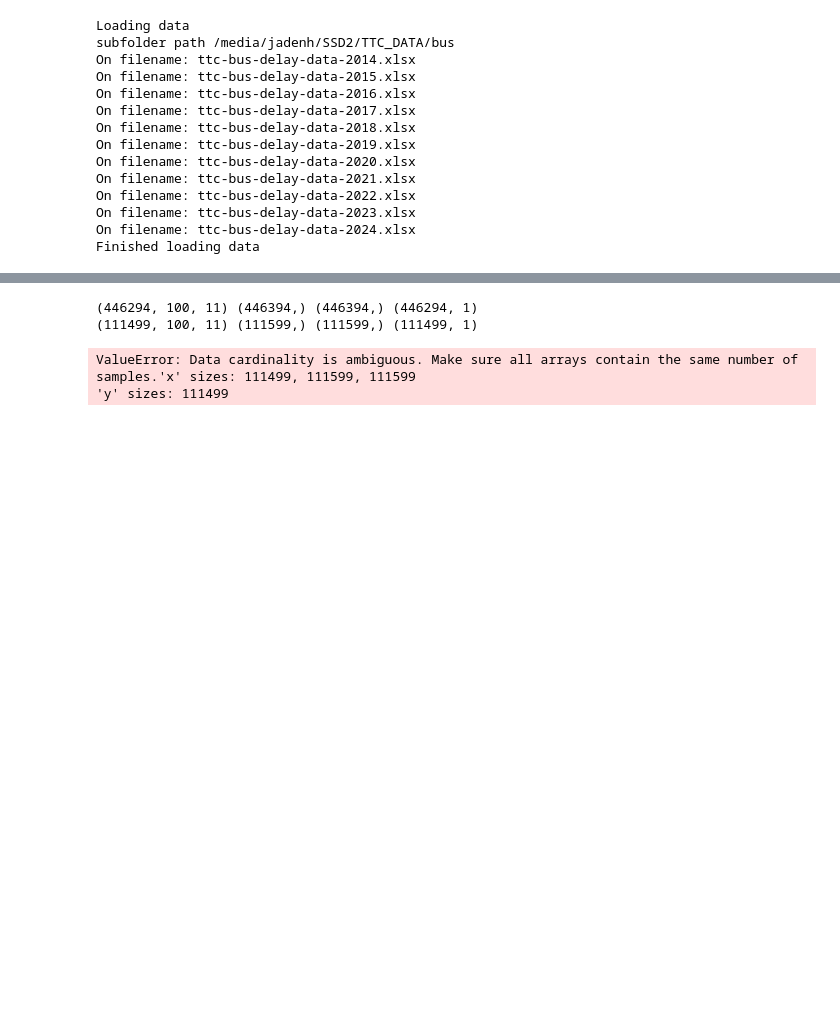
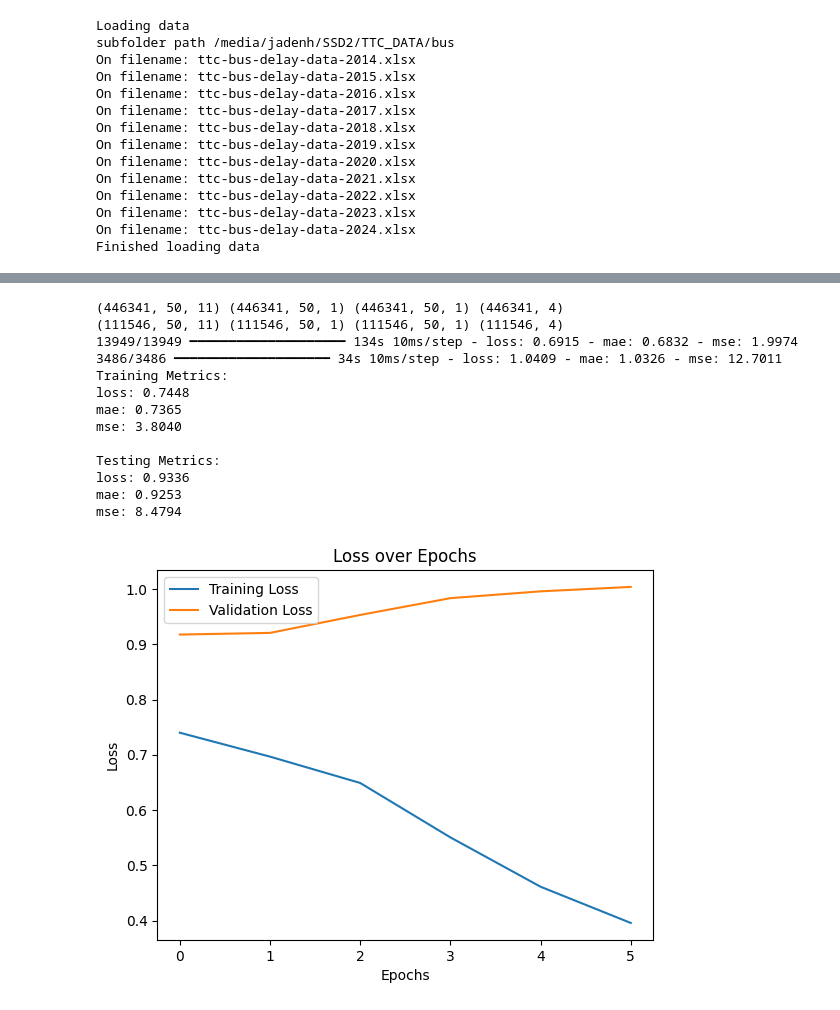
Before and after one commit to jaden-hong/AISE4010_project, a Jupyter notebook: ttc_project.ipynb, the cells around one changed output, grey strips where cells are left out. Drawn from its saved outputs; the diff is of its cells as text; code cells hidden in the pictures; blank space fills up the shorter version.

Commit message:
commit before losing 3 hr batch train D :

```diff
--- a/ttc_project.ipynb
+++ b/ttc_project.ipynb
@@ -560,16 +553,16 @@ Total elapsed time: 00h 05m 36s
 Best Hyperparameters: <keras_tuner.src.engine.hyperparameters.hyperparameters.HyperParameters object at 0x...>
 # %%
 # Build and train the best model
-best_hyperparameters = tuner.oracle.get_best_trials()[0].hyperparameters
-print("Best Hyperparameters:", best_hyperparameters.values)
-best_model = tuner.hypermodel.build(best_hyperparameters)
+lstm_best_hyperparameters = lstm_tuner.oracle.get_best_trials()[0].hyperparameters
+print("Best Hyperparameters:", lstm_best_hyperparameters.values)
+lstm_model = lstm_tuner.hypermodel.build(lstm_best_hyperparameters)
 
 
-history = best_model.fit(
-    [X_train, X_train_embed['Location_encoded'].values, X_train_embed['Route_encoded'].values],
+lstm_history = lstm_model.fit(
+    [X_train_regular, X_train_location, X_train_route],
     y_train,
     epochs=50,
-    batch_size=1024,
+    batch_size=batch_size,
     validation_split=0.2,
     callbacks=[early_stopping],
     shuffle=False
@@ -595,47 +584,61 @@ Epoch 16/50
 # %%
-def test_model(model,X_train,X_train_embed,X_test,X_test_embed,y_train,y_test,history):
+def test_model(model,X_train_regular, X_train_location, X_train_route, X_test_regular, X_test_location, X_test_route,y_train,y_test,history):
     #Testing model:
     # getting predictions of model:
 
-    # y_train_pred = model.predict(X_train, X_train_embed['Location_encoded'].values, X_train_embed['Route_encoded'].values)
-    # y_test_pred = model.predict(X_test, X_test_embed['Location_encoded'].values, X_test_embed['Route_encoded'].values)
+    print(X_train_regular.shape, X_train_location.shape, X_train_route.shape,y_train.shape)
+    print(X_test_regular.shape, X_test_location.shape, X_test_route.shape,y_test.shape)
 
-    print(X_train.shape, X_train_embed['Location_encoded'].values.shape, X_train_embed['Route_encoded'].values.shape,y_train.shape)
-    print(X_test.shape, X_test_embed['Location_encoded'].values.shape, X_test_embed['Route_encoded'].values.shape,y_test.shape)
-    # train_metrics = model.evaluate(
-    #     [X_train, X_train_embed['Location_encoded'].values, X_train_embed['Route_encoded'].values],
-    #     y_train,
-    #     verbose=1,
-    #     return_dict=True
-    # )
+    train_metrics = model.evaluate(
+        [X_train_regular, X_train_location, X_train_route],
+        y_train,
+        verbose=1,
+        return_dict=True
+    )
     test_metrics = model.evaluate(
-        [X_test, X_test_embed['Location_encoded'].values, X_test_embed['Route_encoded'].values],
+        [X_test_regular, X_test_location, X_test_route],
         y_test,
         verbose=1,
         return_dict=True
     )
 
     # Print the evaluation results
-    # print("Training Metrics:")
-    # for metric, value in train_metrics.items():
-    #     print(f"{metric}: {value:.4f}")
+    print("Training Metrics:")
+    for metric, value in train_metrics.items():
+        print(f"{metric}: {value:.4f}")
 
     print("\nTesting Metrics:")
     for metric, value in test_metrics.items():
         print(f"{metric}: {value:.4f}")
 
     # Plot loss over epochs
     plt.plot(history.history['loss'], label='Training Loss')
     plt.plot(history.history['val_loss'], label='Validation Loss')
     plt.title('Loss over Epochs')
     plt.xlabel('Epochs')
     plt.ylabel('Loss')
     plt.legend()
     plt.show()
 
-test_model(best_model,X_train,X_train_embed,X_test,X_test_embed,y_train,y_test,history)
+
+X_test_regular = np.concatenate((X_test[:, :, :6], X_test[:, :, 8:]), axis=2)
+X_test_location = X_test[:, :, 6:7]
+X_test_route =X_test[:, :, 7:8]
+
+
+test_model(lstm_model,X_train_regular, X_train_location, X_train_route, X_test_regular, X_test_location, X_test_route, y_train,y_test,lstm_history)
 # %% [output]
-(446294, 100, 11) (446394,) (446394,) (446294, 1)
-(111499, 100, 11) (111599,) (111599,) (111499, 1)
+(446341, 50, 11) (446341, 50, 1) (446341, 50, 1) (446341, 4)
+(111546, 50, 11) (111546, 50, 1) (111546, 50, 1) (111546, 4)
+13949/13949 ━━━━━━━━━━━━━━━━━━━━ 134s 10ms/step - loss: 0.6915 - mae: 0.6832 - mse: 1.9974
+3486/3486 ━━━━━━━━━━━━━━━━━━━━ 34s 10ms/step - loss: 1.0409 - mae: 1.0326 - mse: 12.7011
+Training Metrics:
+loss: 0.7448
+mae: 0.7365
+mse: 3.8040
+
+Testing Metrics:
+loss: 0.9336
+mae: 0.9253
+mse: 8.4794
-ValueError: Data cardinality is ambiguous. Make sure all arrays contain the same number of samples.'x' sizes: 111499, 111599, 111599
-'y' sizes: 111499
+[figure, added]
```
Also changed, not shown: parts of 11 cells of this notebook.
